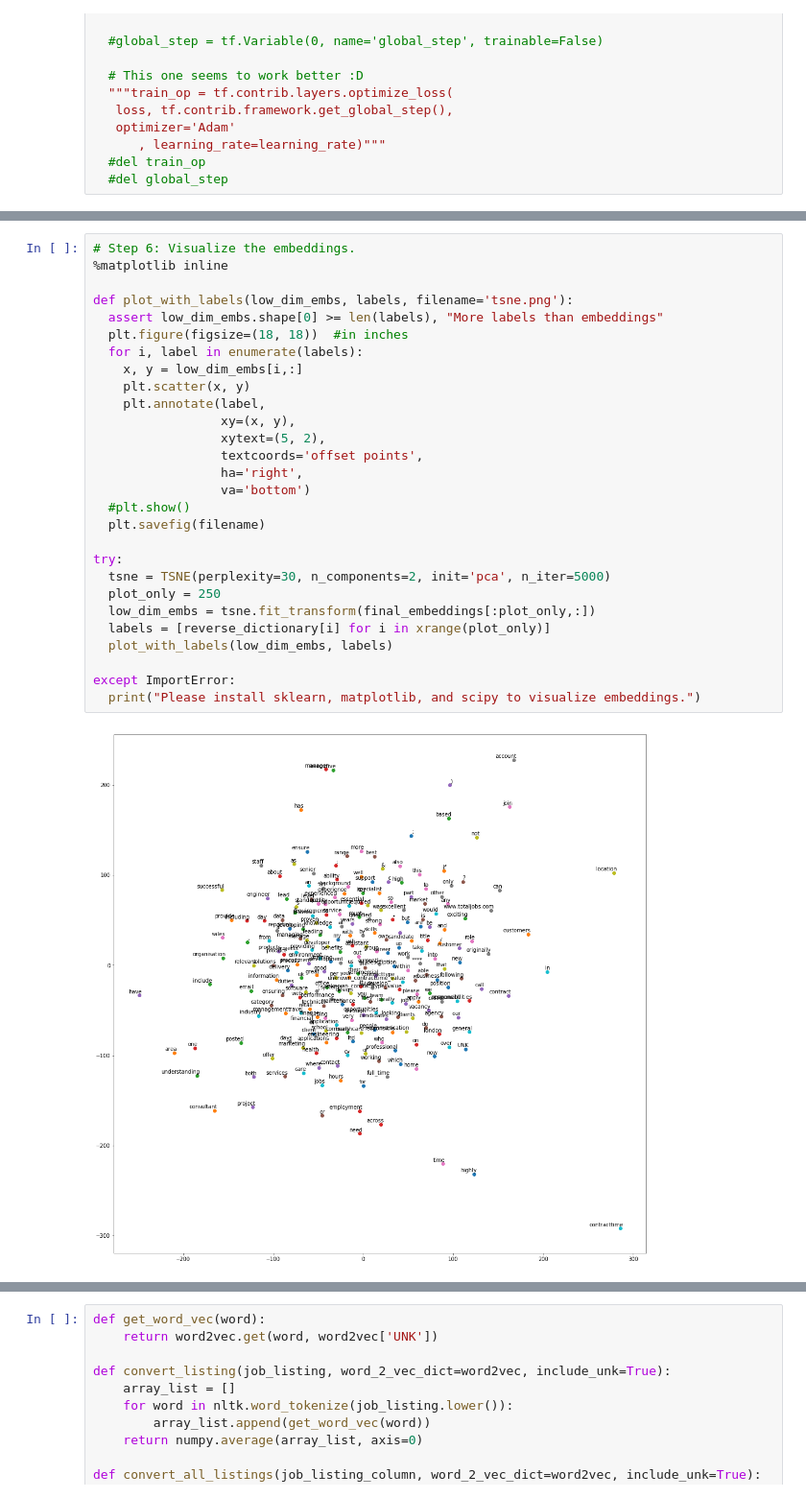
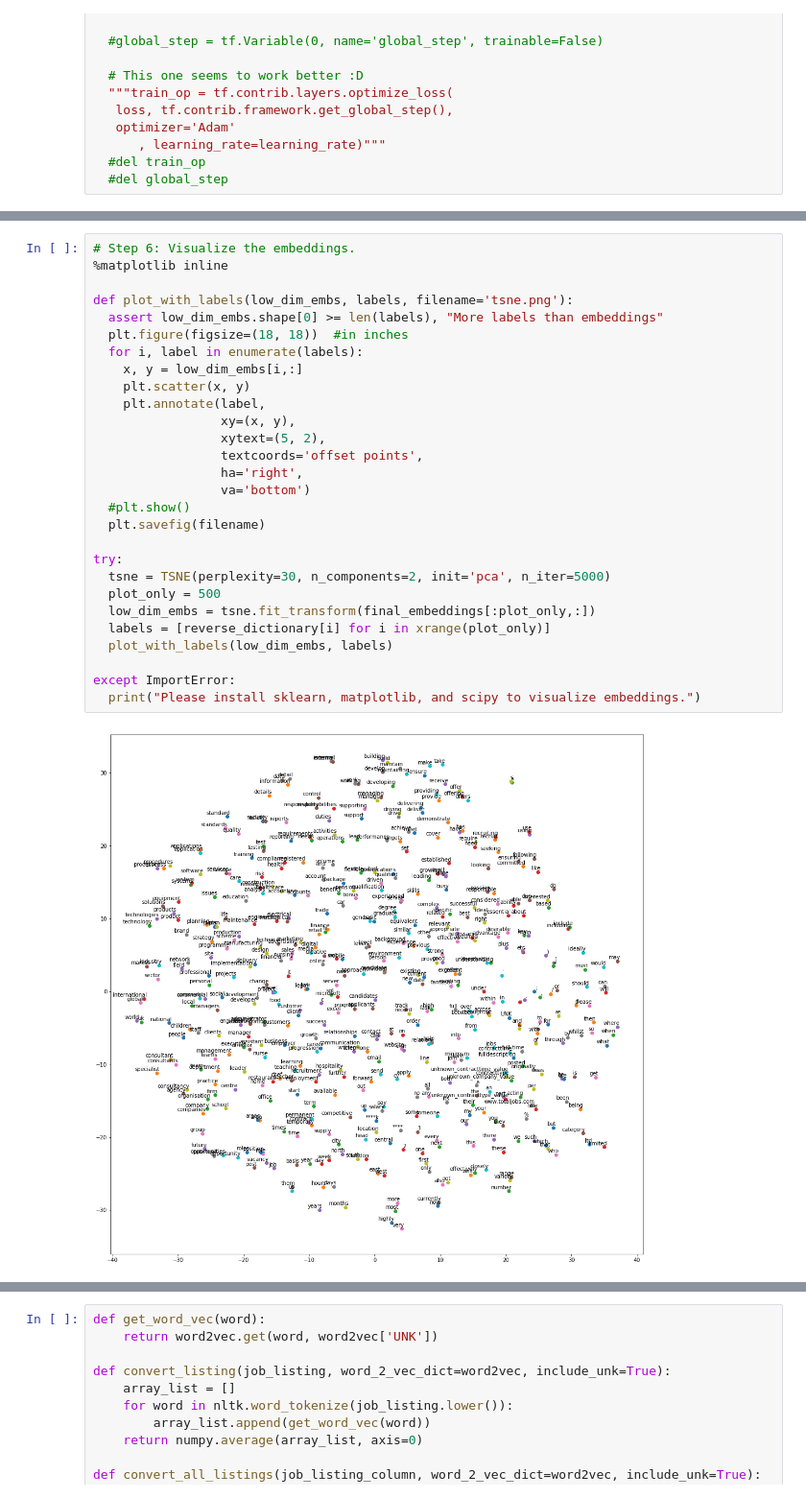
Before and after one commit to sydatascience/textanalytics, a Jupyter notebook: word2vec.ipynb, the cells around one changed output, grey strips where cells are left out. Shown: that part at 96% size. Drawn from its saved outputs; the diff is of its cells as text.

```diff
--- a/word2vec.ipynb
+++ b/word2vec.ipynb
@@ -321,33 +321,33 @@ Step 12800: Loss 5.67693421364 (0.011 sec)
 # %%
 # Step 6: Visualize the embeddings.
 %matplotlib inline
 
 def plot_with_labels(low_dim_embs, labels, filename='tsne.png'):
   assert low_dim_embs.shape[0] >= len(labels), "More labels than embeddings"
   plt.figure(figsize=(18, 18))  #in inches
   for i, label in enumerate(labels):
     x, y = low_dim_embs[i,:]
     plt.scatter(x, y)
     plt.annotate(label,
                  xy=(x, y),
                  xytext=(5, 2),
                  textcoords='offset points',
                  ha='right',
                  va='bottom')
   #plt.show()
   plt.savefig(filename)
 
 try:
   tsne = TSNE(perplexity=30, n_components=2, init='pca', n_iter=5000)
-  plot_only = 250
+  plot_only = 500
   low_dim_embs = tsne.fit_transform(final_embeddings[:plot_only,:])
   labels = [reverse_dictionary[i] for i in xrange(plot_only)]
   plot_with_labels(low_dim_embs, labels)
 
 except ImportError:
   print("Please install sklearn, matplotlib, and scipy to visualize embeddings.")
 # %% [output]
-[figure, old version]
+[figure, new version]
 # %%
 print(final_embeddings.shape)
 print(labels)
```
Also changed, not shown: parts of 2 cells of this notebook, 1 other file.
